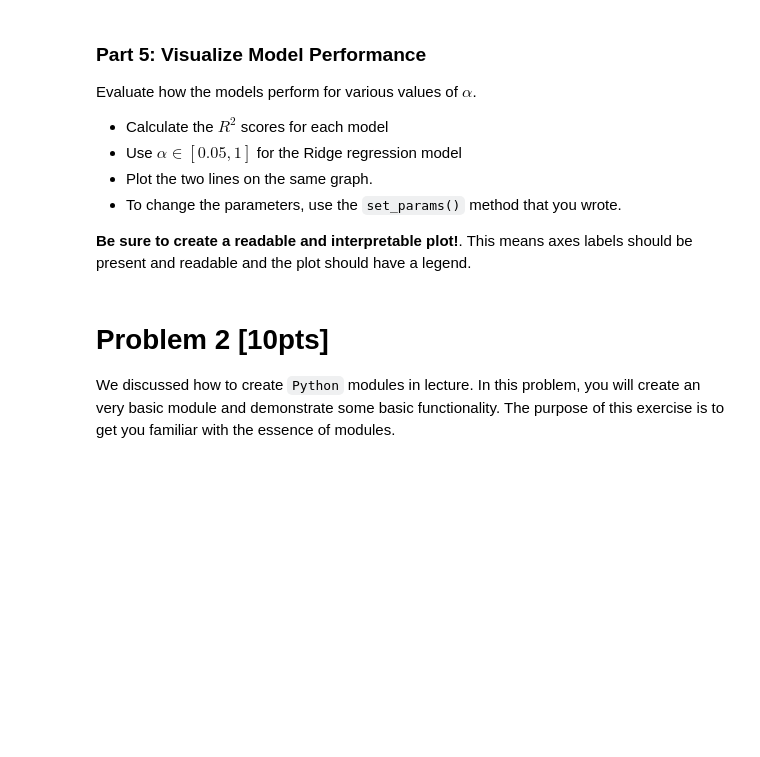
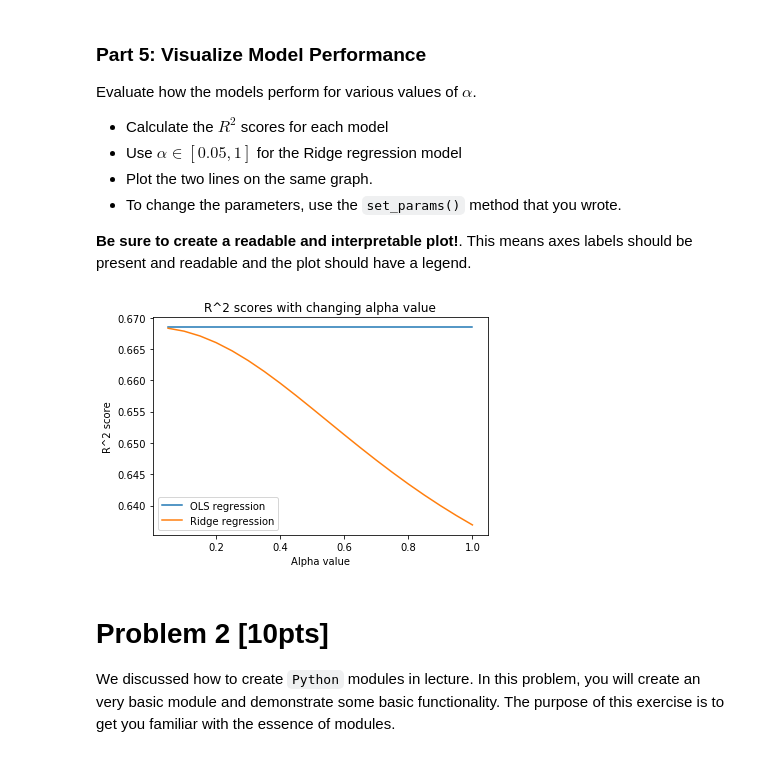
Before and after one commit to hvongsachang/cs207_hurlink_vongsachang, a Jupyter notebook: homework/HW3/HW3-Final.ipynb, the cells around one changed output. Drawn from its saved outputs; the diff is of its cells as text; code cells hidden in the pictures; blank space fills up the shorter version.

```diff
--- a/homework/HW3/HW3-Final.ipynb
+++ b/homework/HW3/HW3-Final.ipynb
@@ -100,6 +110,18 @@ Write a class called `LinearRegression` that implements the OLS Regression model
 **Hints:**
 * Note that the linear model $\beta X$ can also include an intercept term (e.g. $\displaystyle \beta_{1} x_{1} + \beta_{0}$).  This is handled by appending a column of ones to the feature matrix $X$.  See the [`numpy.append`](https://docs.scipy.org/doc/numpy/reference/generated/numpy.append.html) documentation.  You may want to consider doing the append inside your `fit` method.
 * The best-fit coefficients $\widehat{\beta}$ are determined by forming the inverse of $\displaystyle X^{T}X$.  Rather than using the `numpy.linalg.inv` method, it would be better to use the [pseudo-inverse](https://docs.scipy.org/doc/numpy/reference/generated/numpy.linalg.pinv.html).
+# %%
+class LinearRegression(Regression):
+
+    def fit(self, X, y):
+
+        # appending column of ones to the end of X for intercept
+        X = np.append(X, [[1]] * len(X), 1)
+
+        # calculating best-fit coefficients
+        coeffs = np.linalg.pinv(X.T @ X) @ (X.T @ y)
+        intercept = coeffs[-1]
+        self.set_params(coefficients = coeffs[0:-1], intercept = intercept)
 # %% [markdown]
 ### Part 3: Ridge Regression
 
@@ -124,7 +172,8 @@ from sklearn.model_selection import train_test_split
 
 %matplotlib inline
 
-dataset = datasets.load_diabetes()
+# changing .load_diabetes to .load_boston
+dataset = datasets.load_boston()
 X_train, X_test, y_train, y_test = train_test_split(dataset['data'],
                                                     dataset['target'],
                                                     test_size=0.2,
@@ -132,8 +181,7 @@ X_train, X_test, y_train, y_test = train_test_split(dataset['data'],
 
 alpha = 0.1
 models = [LinearRegression(),
-          RidgeRegression(alpha),
-          LassoRegression(alpha)]
+          RidgeRegression(alpha)]
 
 for model in models:
     model.fit(X_train, y_train)
@@ -148,6 +199,32 @@ Evaluate how the models perform for various values of $\alpha$.
 * To change the parameters, use the `set_params()` method that you wrote.
 
 **Be sure to create a readable and interpretable plot!**.  This means axes labels should be present and readable and the plot should have a legend.
+# %%
+# lists for storings scores for every alpha
+lin_scores = []
+ridge_scores = []
+
+# trying alpha in increments of 0.05
+for a in np.arange(0.05, 1.05, 0.05):
+    # set alpha for each regression model defined in the previous cell
+    [x.set_params(alpha = a) for x in models]
+
+    # train and test the models, and append scores to respective lists
+    models[0].fit(X_train, y_train)
+    lin_scores.append(models[0].score(X_test, y_test))
+    models[1].fit(X_train, y_train)
+    ridge_scores.append(models[1].score(X_test, y_test))
+
+# plotting scores vs. alpha values
+plt.plot(np.arange(0.05, 1.05, 0.05), lin_scores)
+plt.plot(np.arange(0.05, 1.05, 0.05), ridge_scores)
+plt.title('R^2 scores with changing alpha value')
+plt.ylabel('R^2 score')
+plt.xlabel('Alpha value')
+plt.legend(['OLS regression', 'Ridge regression'])
+plt.show()
+# %% [output]
+[figure, added]
 # %% [markdown]
 <a id='p2'></a>
 # Problem 2 [10pts]
```
Also changed, not shown: parts of 28 cells of this notebook, 2 other files.
